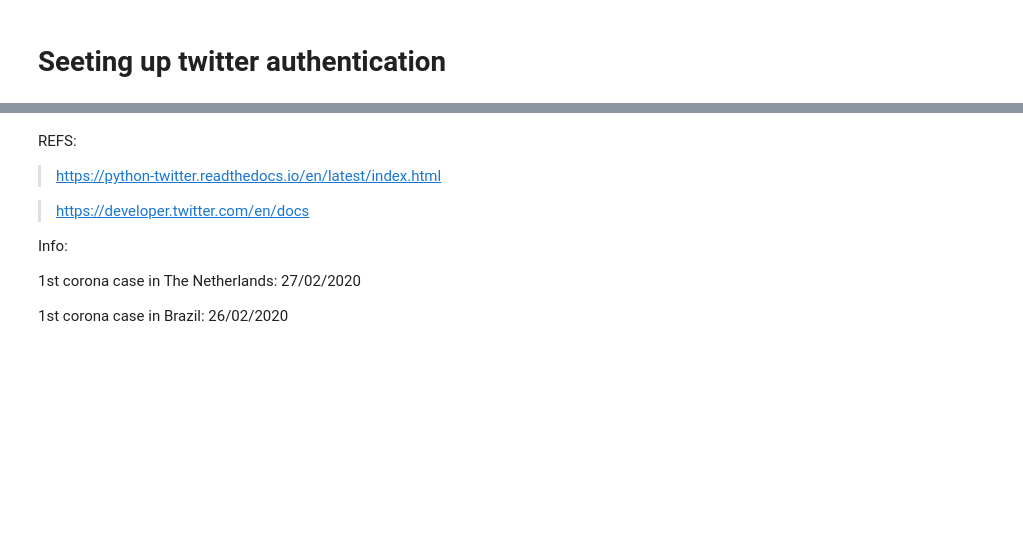
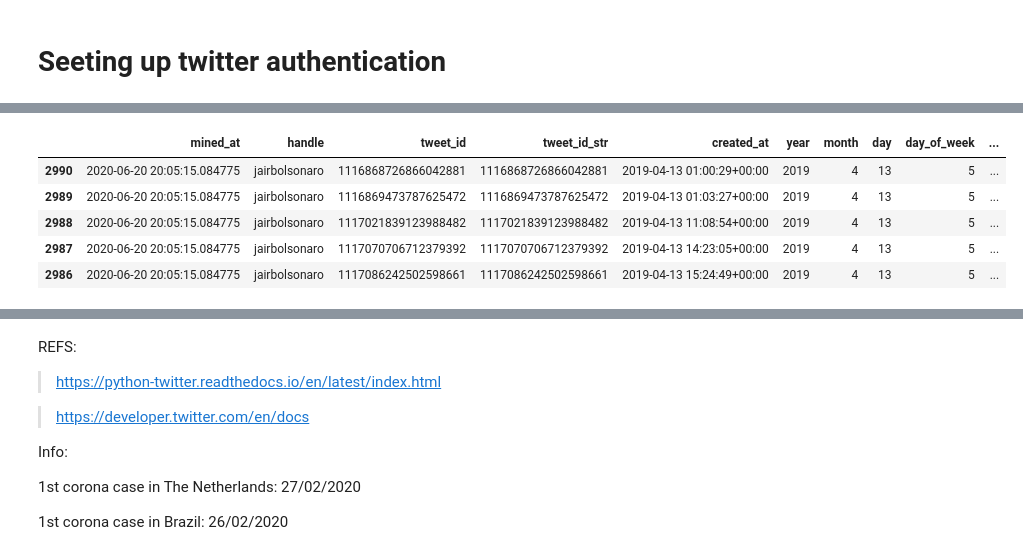
Before and after one commit to dpbac/twitter_analysis_online_grocery_NL, a Jupyter notebook: notebooks/01-collecting_and_saving_tweets.ipynb, the cells around one changed output, grey strips where cells are left out. Cells and saved outputs as stored; diff of their text form; code cells hidden in the pictures; blank space fills up the shorter version.

Commit message:
Add notebook to collect and save tweets

```diff
--- a/notebooks/01-collecting_and_saving_tweets.ipynb
+++ b/notebooks/01-collecting_and_saving_tweets.ipynb
@@ -26,0 +158,24 @@ api = twitter.Api(
+# %%
+def processing_and_saving(df, file_name):
+
+    TodaysDate = time.strftime("%Y-%m-%d-%H-%M")
+
+
+    # Create columns 'year', 'month', 'day', 'hour', 'min' from 'created_at'
+    df['created_at'] = pd.to_datetime(df['created_at'])
+
+    df['year'] = df['created_at'].dt.year
+    df['month'] = df['created_at'].dt.month
+    df['day'] = df['created_at'].dt.day
+    df['hour'] = df['created_at'].dt.hour
+    df['minute'] = df['created_at'].dt.minute
+    df['day_of_week'] = df['created_at'].dt.weekday
+
+    df.sort_values(by='created_at',inplace = True)
+
+    df = df[['mined_at', 'handle','tweet_id', 'tweet_id_str','created_at',
+             'year', 'month', 'day','day_of_week', 'hour', 'minute','retweet_count', 'source', 'text']]
+
+    df.to_csv("../data/tweets/"+file_name+"_"+TodaysDate+".csv", index = False)
+
+    return df
@@ -26,0 +191,6 @@ api = twitter.Api(
+# %%
+# Result limit == count parameter from our GetUserTimeline() it can take max 200
+# More pages more back in time you can go
+miner = TweetMiner(api, result_limit=20, max_pages = 200)
+# %%
+jairbolsonaro = miner.mine_user_tweets(user="jairbolsonaro")
@@ -26,0 +212,11 @@ api = twitter.Api(
+# %%
+df_bolsonaro = processing_and_saving(pd.DataFrame(jairbolsonaro), 'jairbolsonaro')
+# %%
+df_bolsonaro.head()
+# %% [output]
+|  | mined_at | handle | tweet_id | tweet_id_str | created_at | year | month | day | day_of_week | ... |
+| 2990 | 2020-06-20 20:05:15.084775 | jairbolsonaro | 1116868726866042881 | 1116868726866042881 | 2019-04-13 01:00:29+00:00 | 2019 | 4 | 13 | 5 | ... |
+| 2989 | 2020-06-20 20:05:15.084775 | jairbolsonaro | 1116869473787625472 | 1116869473787625472 | 2019-04-13 01:03:27+00:00 | 2019 | 4 | 13 | 5 | ... |
+| 2988 | 2020-06-20 20:05:15.084775 | jairbolsonaro | 1117021839123988482 | 1117021839123988482 | 2019-04-13 11:08:54+00:00 | 2019 | 4 | 13 | 5 | ... |
+| 2987 | 2020-06-20 20:05:15.084775 | jairbolsonaro | 1117070706712379392 | 1117070706712379392 | 2019-04-13 14:23:05+00:00 | 2019 | 4 | 13 | 5 | ... |
+| 2986 | 2020-06-20 20:05:15.084775 | jairbolsonaro | 1117086242502598661 | 1117086242502598661 | 2019-04-13 15:24:49+00:00 | 2019 | 4 | 13 | 5 | ... |
```
Also changed, not shown: parts of 14 cells of this notebook, 2 other files.
